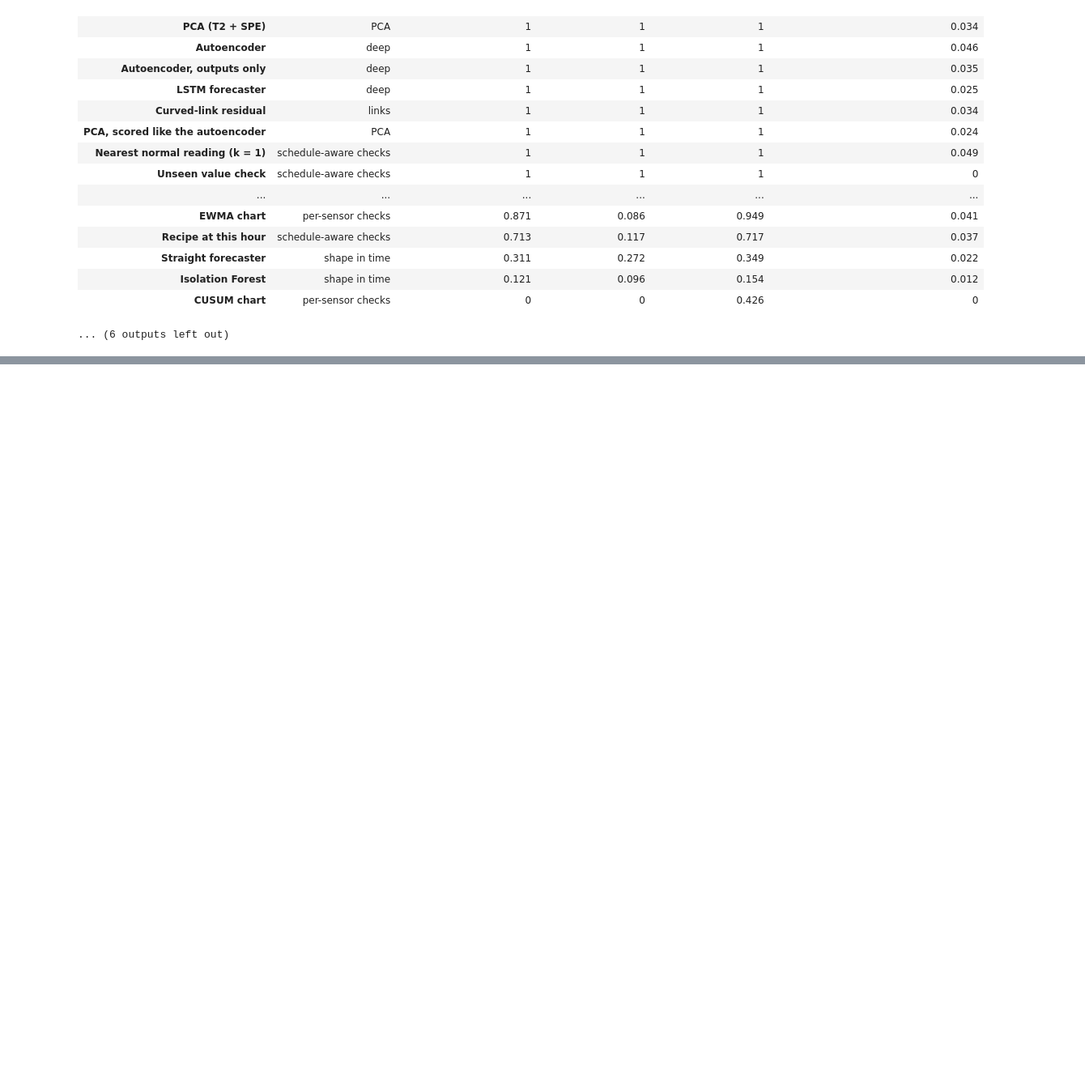
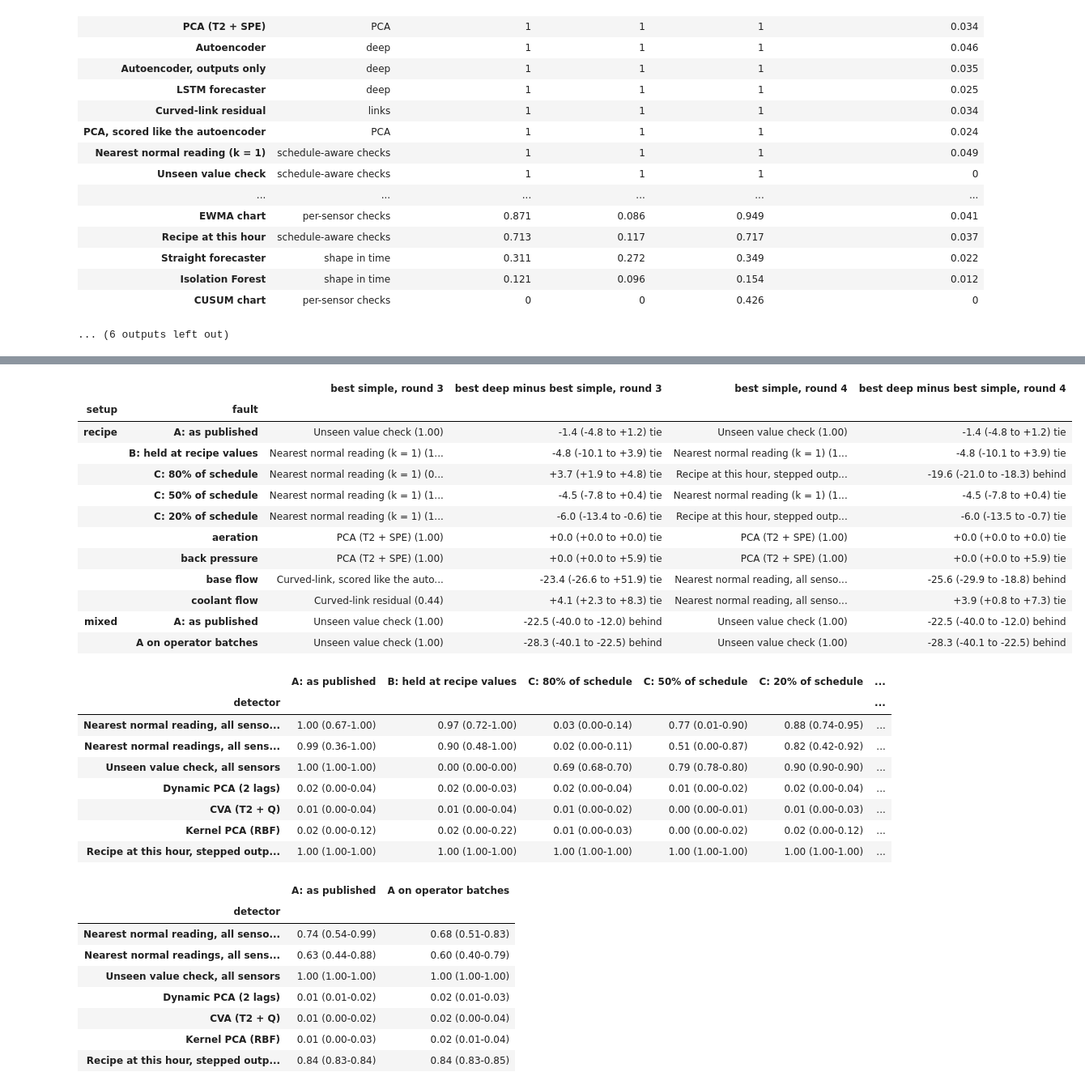
Before and after one commit to NeerajGit16/deep-learning-in-anomaly-detection, a Jupyter notebook: anomaly_lab/13_pensim_campaign.ipynb, the cells around one changed output, grey strips where cells are left out. Shown at 81% size. Cells and saved outputs as stored; diff of their text form; code cells hidden in the pictures; blank space fills up the shorter version.

```diff
--- a/anomaly_lab/13_pensim_campaign.ipynb
+++ b/anomaly_lab/13_pensim_campaign.ipynb
@@ -353,0 +358,37 @@ aeration
+# %%
+from adlab import round4
+display(round4.campaign_questions())
+for setup in ("recipe", "mixed"):
+    display(round4.campaign_classic(setup))
+# %% [output]
+|  |  | best simple, round 3 | best deep minus best simple, round 3 | best simple, round 4 | best deep minus best simple, round 4 |
+| setup | fault |  |  |  |  |
+| recipe | A: as published | Unseen value check (1.00) | -1.4 (-4.8 to +1.2) tie | Unseen value check (1.00) | -1.4 (-4.8 to +1.2) tie |
+|  | B: held at recipe values | Nearest normal reading (k = 1) (1... | -4.8 (-10.1 to +3.9) tie | Nearest normal reading (k = 1) (1... | -4.8 (-10.1 to +3.9) tie |
+|  | C: 80% of schedule | Nearest normal reading (k = 1) (0... | +3.7 (+1.9 to +4.8) tie | Recipe at this hour, stepped outp... | -19.6 (-21.0 to -18.3) behind |
+|  | C: 50% of schedule | Nearest normal reading (k = 1) (1... | -4.5 (-7.8 to +0.4) tie | Nearest normal reading (k = 1) (1... | -4.5 (-7.8 to +0.4) tie |
+|  | C: 20% of schedule | Nearest normal reading (k = 1) (1... | -6.0 (-13.4 to -0.6) tie | Recipe at this hour, stepped outp... | -6.0 (-13.5 to -0.7) tie |
+|  | aeration | PCA (T2 + SPE) (1.00) | +0.0 (+0.0 to +0.0) tie | PCA (T2 + SPE) (1.00) | +0.0 (+0.0 to +0.0) tie |
+|  | back pressure | PCA (T2 + SPE) (1.00) | +0.0 (+0.0 to +5.9) tie | PCA (T2 + SPE) (1.00) | +0.0 (+0.0 to +5.9) tie |
+|  | base flow | Curved-link, scored like the auto... | -23.4 (-26.6 to +51.9) tie | Nearest normal reading, all senso... | -25.6 (-29.9 to -18.8) behind |
+|  | coolant flow | Curved-link residual (0.44) | +4.1 (+2.3 to +8.3) tie | Nearest normal reading, all senso... | +3.9 (+0.8 to +7.3) tie |
+| mixed | A: as published | Unseen value check (1.00) | -22.5 (-40.0 to -12.0) behind | Unseen value check (1.00) | -22.5 (-40.0 to -12.0) behind |
+|  | A on operator batches | Unseen value check (1.00) | -28.3 (-40.1 to -22.5) behind | Unseen value check (1.00) | -28.3 (-40.1 to -22.5) behind |
+|  | A: as published | B: held at recipe values | C: 80% of schedule | C: 50% of schedule | C: 20% of schedule | ... |
+| detector |  |  |  |  |  | ... |
+| Nearest normal reading, all senso... | 1.00 (0.67-1.00) | 0.97 (0.72-1.00) | 0.03 (0.00-0.14) | 0.77 (0.01-0.90) | 0.88 (0.74-0.95) | ... |
+| Nearest normal readings, all sens... | 0.99 (0.36-1.00) | 0.90 (0.48-1.00) | 0.02 (0.00-0.11) | 0.51 (0.00-0.87) | 0.82 (0.42-0.92) | ... |
+| Unseen value check, all sensors | 1.00 (1.00-1.00) | 0.00 (0.00-0.00) | 0.69 (0.68-0.70) | 0.79 (0.78-0.80) | 0.90 (0.90-0.90) | ... |
+| Dynamic PCA (2 lags) | 0.02 (0.00-0.04) | 0.02 (0.00-0.03) | 0.02 (0.00-0.04) | 0.01 (0.00-0.02) | 0.02 (0.00-0.04) | ... |
+| CVA (T2 + Q) | 0.01 (0.00-0.04) | 0.01 (0.00-0.04) | 0.01 (0.00-0.02) | 0.00 (0.00-0.01) | 0.01 (0.00-0.03) | ... |
+| Kernel PCA (RBF) | 0.02 (0.00-0.12) | 0.02 (0.00-0.22) | 0.01 (0.00-0.03) | 0.00 (0.00-0.02) | 0.02 (0.00-0.12) | ... |
+| Recipe at this hour, stepped outp... | 1.00 (1.00-1.00) | 1.00 (1.00-1.00) | 1.00 (1.00-1.00) | 1.00 (1.00-1.00) | 1.00 (1.00-1.00) | ... |
+|  | A: as published | A on operator batches |
+| detector |  |  |
+| Nearest normal reading, all senso... | 0.74 (0.54-0.99) | 0.68 (0.51-0.83) |
+| Nearest normal readings, all sens... | 0.63 (0.44-0.88) | 0.60 (0.40-0.79) |
+| Unseen value check, all sensors | 1.00 (1.00-1.00) | 1.00 (1.00-1.00) |
+| Dynamic PCA (2 lags) | 0.01 (0.01-0.02) | 0.02 (0.01-0.03) |
+| CVA (T2 + Q) | 0.01 (0.00-0.02) | 0.02 (0.00-0.04) |
+| Kernel PCA (RBF) | 0.01 (0.00-0.03) | 0.02 (0.01-0.04) |
+| Recipe at this hour, stepped outp... | 0.84 (0.83-0.84) | 0.84 (0.83-0.85) |
```
Also changed, not shown: parts of 3 cells of this notebook, 1 other file.
